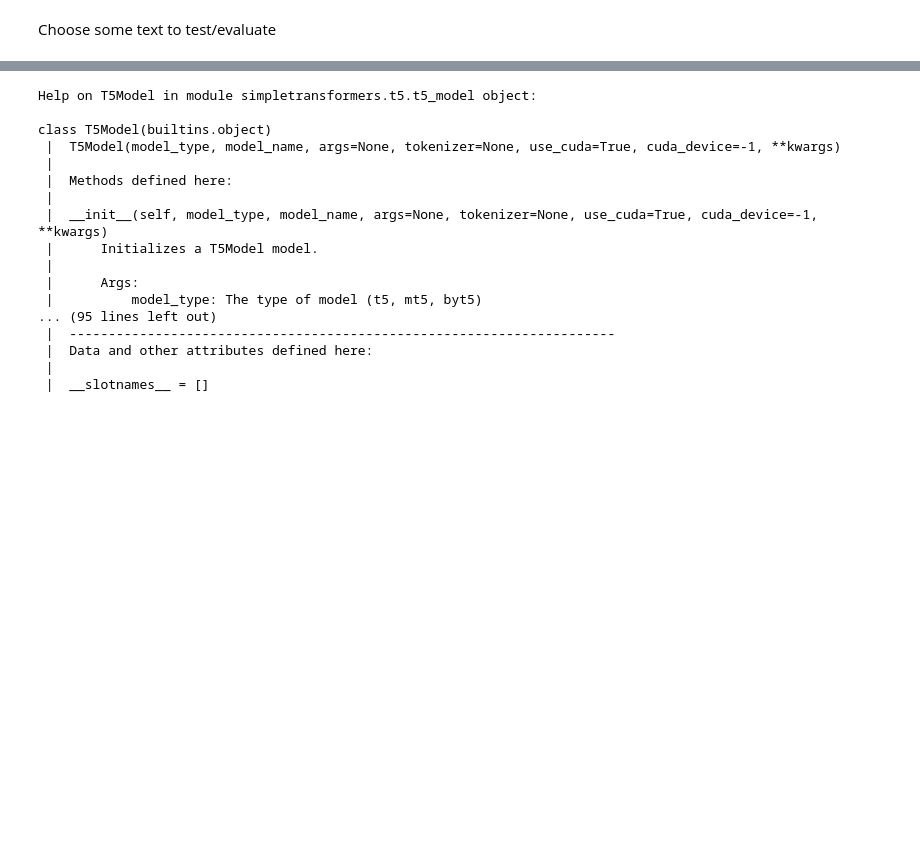
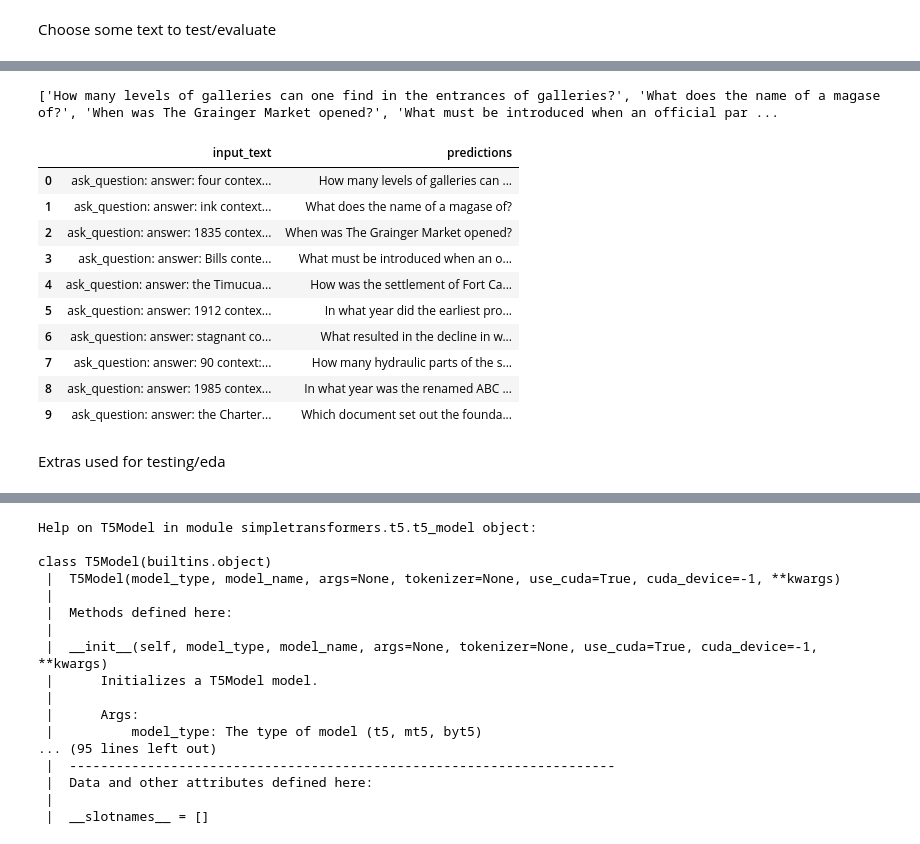
Before and after one commit to jeanlucjackson/w266_NLP_final_project, a Jupyter notebook: code/BB/bb_t5_simple_transformers.ipynb, the cells around one changed output, grey strips where cells are left out. Saved outputs shown, nothing was run; the diff lists cells and outputs as text; code cells hidden in the pictures; blank space fills up the shorter version.

```diff
--- a/code/BB/bb_t5_simple_transformers.ipynb
+++ b/code/BB/bb_t5_simple_transformers.ipynb
@@ -202,3 +233,11 @@ Can see Weights and Biases at: https://wandb.ai/w266/Question%20Generation%20wit
 ### Evaluation
 # %% [markdown]
 Choose some text to test/evaluate
+# %%
+# Find a few random samples to predict from validation data
+val_list = eval_df['input_text'][:10]
+
+# Add prefix to items in list (per simple transformers instructions)
+val_list = ['ask_question: ' + s for s in val_list]
+
+val_list
@@ -204,0 +255,47 @@ Choose some text to test/evaluate
+# %%
+model_args = {
+    "reprocess_input_data": True,
+    "overwrite_output_dir": True,
+    "max_seq_length": 128,
+    "eval_batch_size": 128,
+    "num_train_epochs": 1,
+    "save_eval_checkpoints": False,
+    "use_multiprocessing": False,
+    "num_beams": None,
+    "do_sample": True,
+    "max_length": 30,
+    "top_k": 50,
+    "top_p": 0.95,
+    "num_return_sequences": 1,
+}
+
+model = T5Model("t5", "outputs/best_model", args=model_args)
+
+# Input list of contexts
+query = val_list
+
+preds = model.predict(query)
+
+print(preds)
+# %% [output]
+['How many levels of galleries can one find in the entrances of galleries?', 'What does the name of a magase of?', 'When was The Grainger Market opened?', 'What must be introduced when an official par ...
+# %%
+# Create a dataframe with the context input and prediction outputs
+preds_df=pd.DataFrame()
+preds_df['input_text'] = val_list
+preds_df['predictions'] = preds
+
+
+preds_df
+# %% [output]
+|  | input_text | predictions |
+| 0 | ask_question: answer: four contex... | How many levels of galleries can ... |
+| 1 | ask_question: answer: ink context... | What does the name of a magase of? |
+| 2 | ask_question: answer: 1835 contex... | When was The Grainger Market opened? |
+| 3 | ask_question: answer: Bills conte... | What must be introduced when an o... |
+| 4 | ask_question: answer: the Timucua... | How was the settlement of Fort Ca... |
+| 5 | ask_question: answer: 1912 contex... | In what year did the earliest pro... |
+| 6 | ask_question: answer: stagnant co... | What resulted in the decline in w... |
+| 7 | ask_question: answer: 90 context:... | How many hydraulic parts of the s... |
+| 8 | ask_question: answer: 1985 contex... | In what year was the renamed ABC ... |
+| 9 | ask_question: answer: the Charter... | Which document set out the founda... |
@@ -205,3 +306,5 @@ Choose some text to test/evaluate
+# %% [markdown]
+Extras used for testing/eda
 # %%
 test_txt1 = "In Asian countries such as China, Korea, and Japan, dogs are viewed as kind protectors. The role of the dog in Chinese mythology includes a position as one of the twelve animals which cyclically represent years (the zodiacal dog)."
 
```
Also changed, not shown: parts of 8 cells of this notebook.
